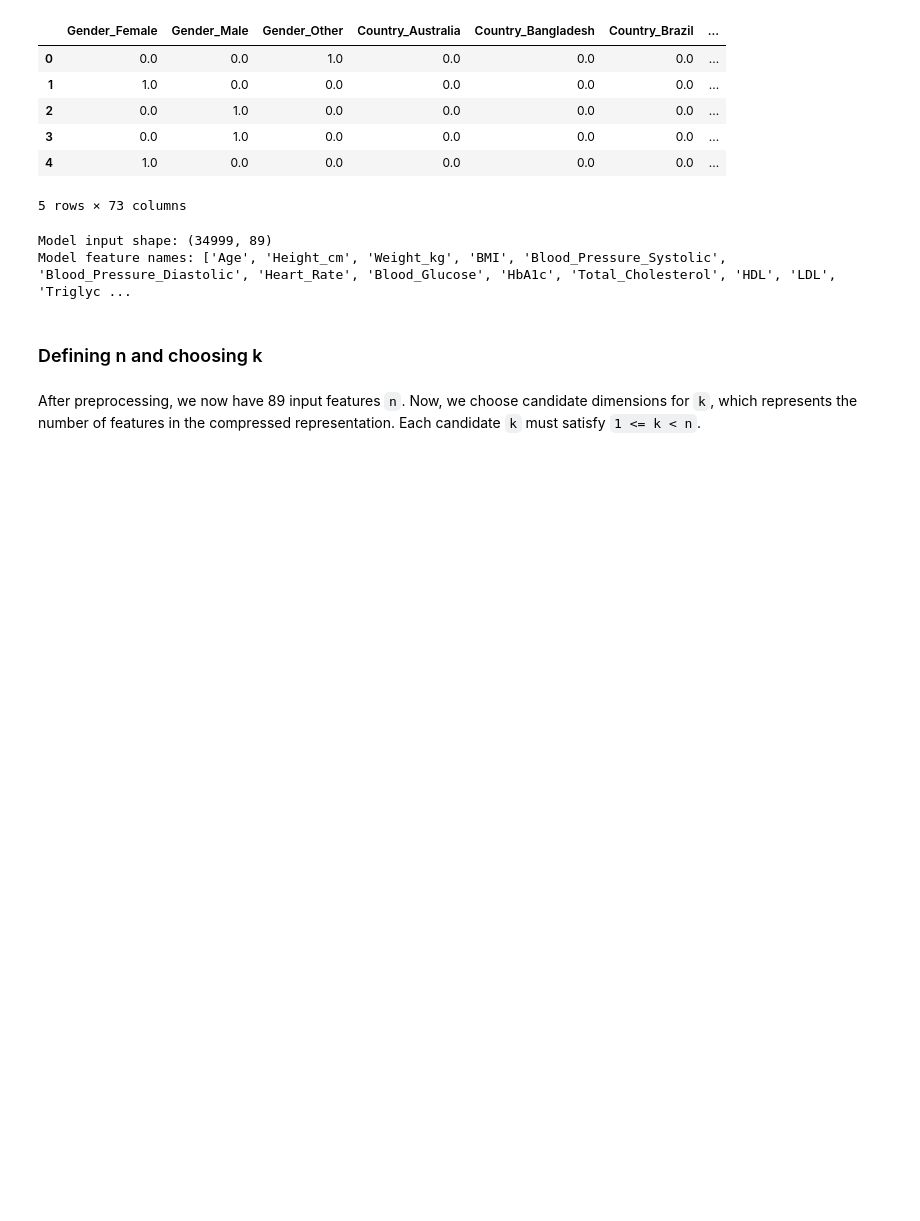
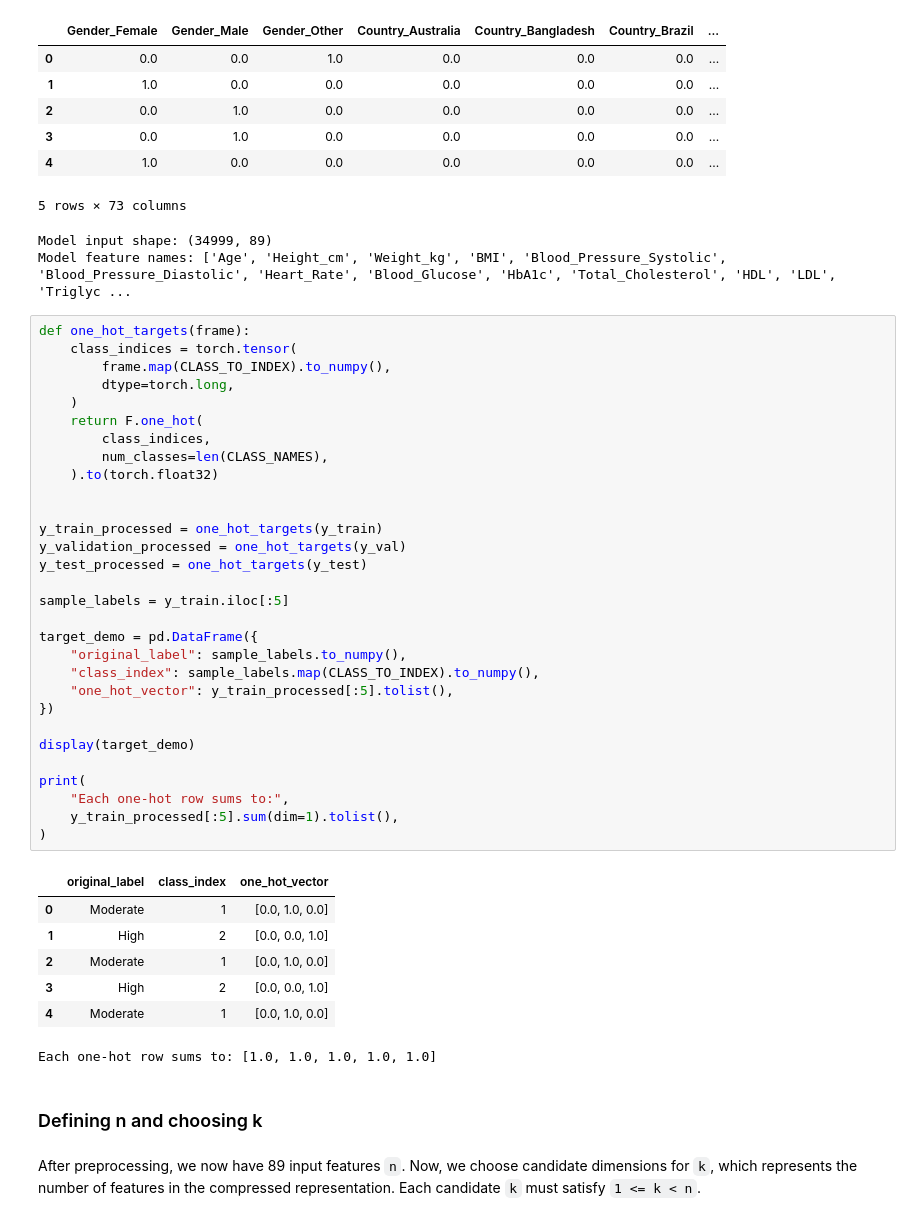
Before and after one commit to Gabriel-Labariento/csci114, a Jupyter notebook: lab2/lab2.ipynb, the cells around one changed output. Drawn from its saved outputs; the diff is of its cells as text; blank space fills up the shorter version.

Commit message:
Added one-hot encoding for target

```diff
--- a/lab2/lab2.ipynb
+++ b/lab2/lab2.ipynb
@@ -279,6 +279,44 @@ One-hot encoded values:
 5 rows × 73 columns
 Model input shape: (34999, 89)
 Model feature names: ['Age', 'Height_cm', 'Weight_kg', 'BMI', 'Blood_Pressure_Systolic', 'Blood_Pressure_Diastolic', 'Heart_Rate', 'Blood_Glucose', 'HbA1c', 'Total_Cholesterol', 'HDL', 'LDL', 'Triglyc ...
+# %%
+def one_hot_targets(frame):
+    class_indices = torch.tensor(
+        frame.map(CLASS_TO_INDEX).to_numpy(),
+        dtype=torch.long,
+    )
+    return F.one_hot(
+        class_indices,
+        num_classes=len(CLASS_NAMES),
+    ).to(torch.float32)
+
+
+y_train_processed = one_hot_targets(y_train)
+y_validation_processed = one_hot_targets(y_val)
+y_test_processed = one_hot_targets(y_test)
+
+sample_labels = y_train.iloc[:5]
+
+target_demo = pd.DataFrame({
+    "original_label": sample_labels.to_numpy(),
+    "class_index": sample_labels.map(CLASS_TO_INDEX).to_numpy(),
+    "one_hot_vector": y_train_processed[:5].tolist(),
+})
+
+display(target_demo)
+
+print(
+    "Each one-hot row sums to:",
+    y_train_processed[:5].sum(dim=1).tolist(),
+)
+# %% [output]
+|  | original_label | class_index | one_hot_vector |
+| 0 | Moderate | 1 | [0.0, 1.0, 0.0] |
+| 1 | High | 2 | [0.0, 0.0, 1.0] |
+| 2 | Moderate | 1 | [0.0, 1.0, 0.0] |
+| 3 | High | 2 | [0.0, 0.0, 1.0] |
+| 4 | Moderate | 1 | [0.0, 1.0, 0.0] |
+Each one-hot row sums to: [1.0, 1.0, 1.0, 1.0, 1.0]
 # %% [markdown]
 ### Defining n and choosing k
 # %% [markdown]
```
Also changed, not shown: parts of 1 cell of this notebook.
